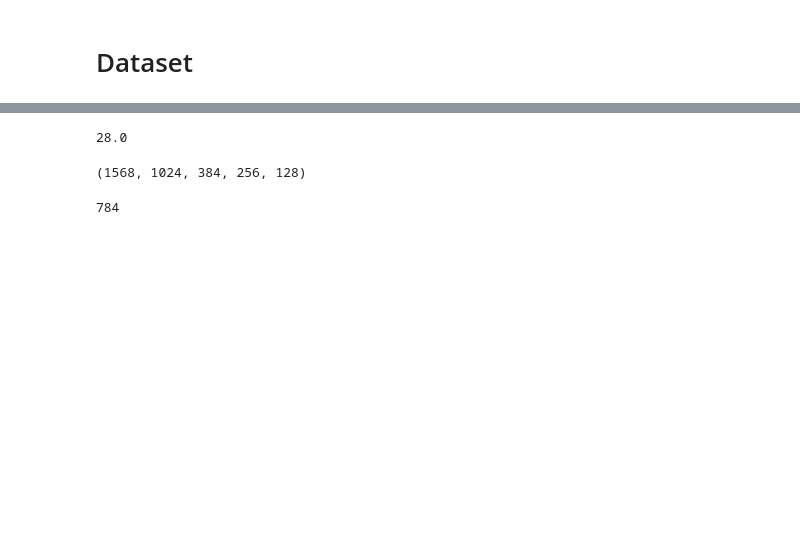
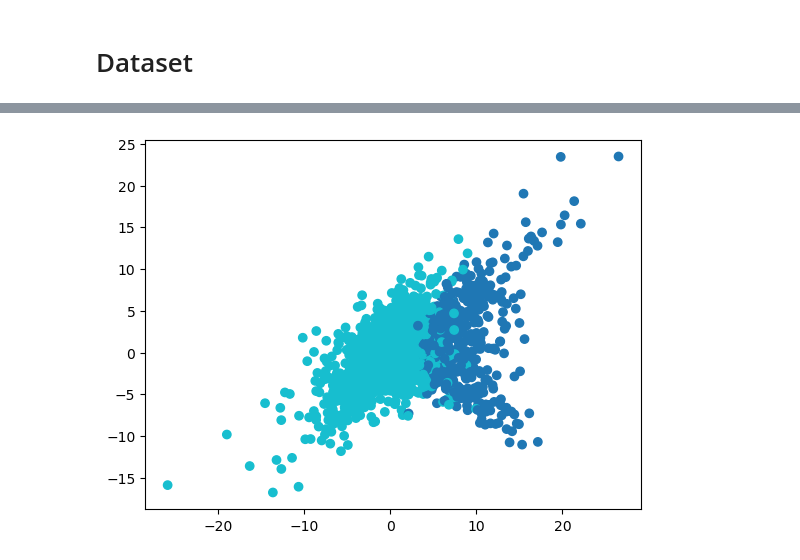
Before and after one commit to SolidusAbi/AnomalyDetection, a Jupyter notebook: notebooks/vae.ipynb, the cells around one changed output, grey strips where cells are left out. Cells and saved outputs as stored; diff of their text form; code cells hidden in the pictures; blank space fills up the shorter version.

```diff
--- a/notebooks/vae.ipynb
+++ b/notebooks/vae.ipynb
@@ -20,8 +20,8 @@ from torch.utils.data import Subset, DataLoader
 
 dataset_full = MNIST('data/', train = True, download = True, transform = transforms.ToTensor())
 # idx = torch.where((dataset_full.targets == 0) | (dataset_full.targets == 2))[0]
-normal_idx = torch.where((dataset_full.targets == 4))[0]
-anomaly_idx = torch.where((dataset_full.targets == 9))[0]
+normal_idx = torch.where((dataset_full.targets == 7))[0]
+anomaly_idx = torch.where((dataset_full.targets == 1))[0]
 idx = torch.cat([normal_idx, anomaly_idx[:512]])
 
 x_train_set = Subset(dataset_full, idx)
@@ -52,8 +44,10 @@ from torch import nn
 class VariationalEncoder(nn.Linear, nn.Module):
     def __init__(self, in_features, out_features, bias=True) -> None:
         super(VariationalEncoder, self).__init__(in_features, out_features, bias)
-        self.log_sigma_weight = Parameter(torch.Tensor(in_features, out_features))
+        self.log_sigma_weight = Parameter(torch.Tensor(out_features, in_features))
 
+        torch.nn.init.xavier_uniform_(self.log_sigma_weight)
+        # self.log_sigma_weight.data.fill_(-5)
         self.mu, self.sigma = None, None
 
     def forward(self, x: torch.Tensor) -> torch.Tensor:
@@ -68,5 +62,6 @@ class VariationalEncoder(nn.Linear, nn.Module):
         return mu + sigma * eps
 
     def kl_reg(self):
-        # KL-Divergence regularization
+        # KL-Divergence regularization $D_{KL}(\mathcal{N}(;\mu_\theta, \sigma_\theta) | \mathcal{N}(;\0, I))$
+        # More details in https://arxiv.org/abs/1312.6114.
         return .5 * (self.mu**2 + self.sigma**2 - torch.log(self.sigma**2) - 1).sum()
@@ -141,12 +119,34 @@ torch.Size([1, 24, 4, 4])
-# %%
-(28 + 2*1 - 3)/1 + 1
-# %% [output]
-28.0
-# %%
-8*14*14, 16*8*8, 24*4*4, 64*2*2, 128*1*1
-# %% [output]
-(1568, 1024, 384, 256, 128)
-# %%
-28*28
-# %% [output]
-784
+# %%
+device = torch.device('cuda' if torch.cuda.is_available() else 'cpu')
+model.to(device)
+model.train()
+n_epochs = 100
+from tqdm import tqdm
+kl_weight = 0.02
+
+opt = torch.optim.Adam(model.parameters())
+for epoch in tqdm(range(n_epochs)):
+    kl_weight = min(kl_weight+0.01, 1)
+    for x, y in train_loader:
+        x = x.to(device) # GPU
+        opt.zero_grad()
+        x_hat = model(x)
+        loss = sgvbl(x, x_hat, kl_weight)
+        loss.backward()
+        opt.step()
+# %%
+
+def plot_latent(autoencoder, data, num_batches=100):
+    for i, (x, y) in enumerate(data):
+        z = autoencoder.botleneck(autoencoder.encoder(x.to(device)))
+        z = z.to('cpu').detach().numpy()
+        plt.scatter(z[:, 0], z[:, 1], c=y, cmap='tab10')
+        if i > num_batches:
+            plt.colorbar()
+            break
+# %%
+# model.eval()
+model.train()
+plot_latent(model, train_loader, num_batches=100)
+# %% [output]
+[figure, added]
```
Also changed, not shown: parts of 14 cells of this notebook.
